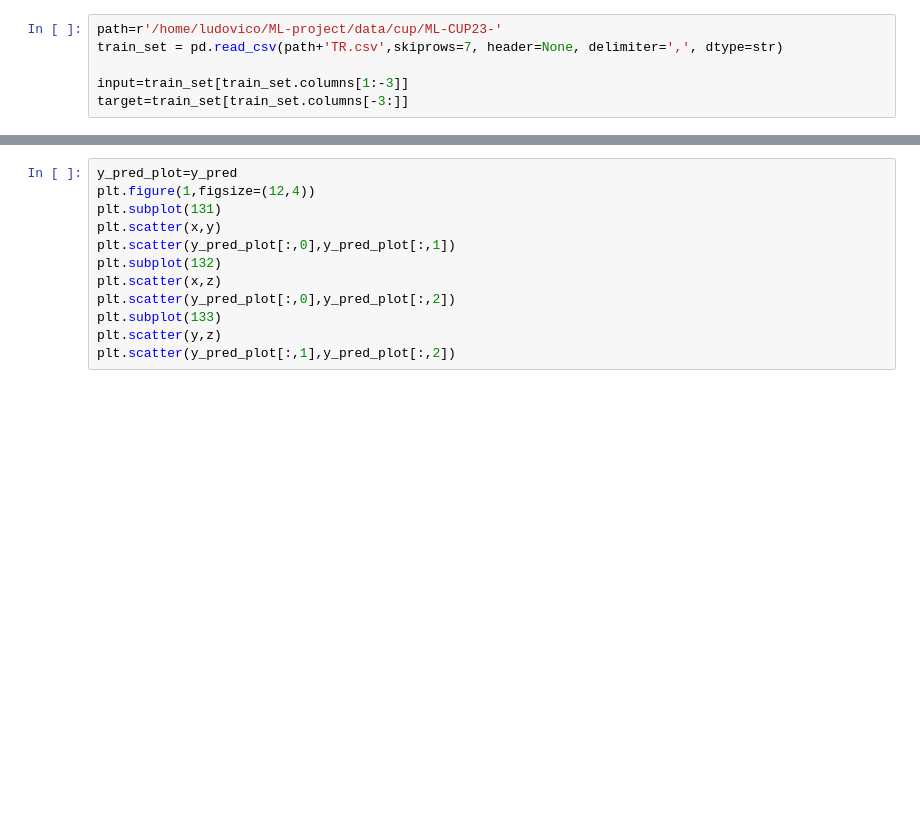
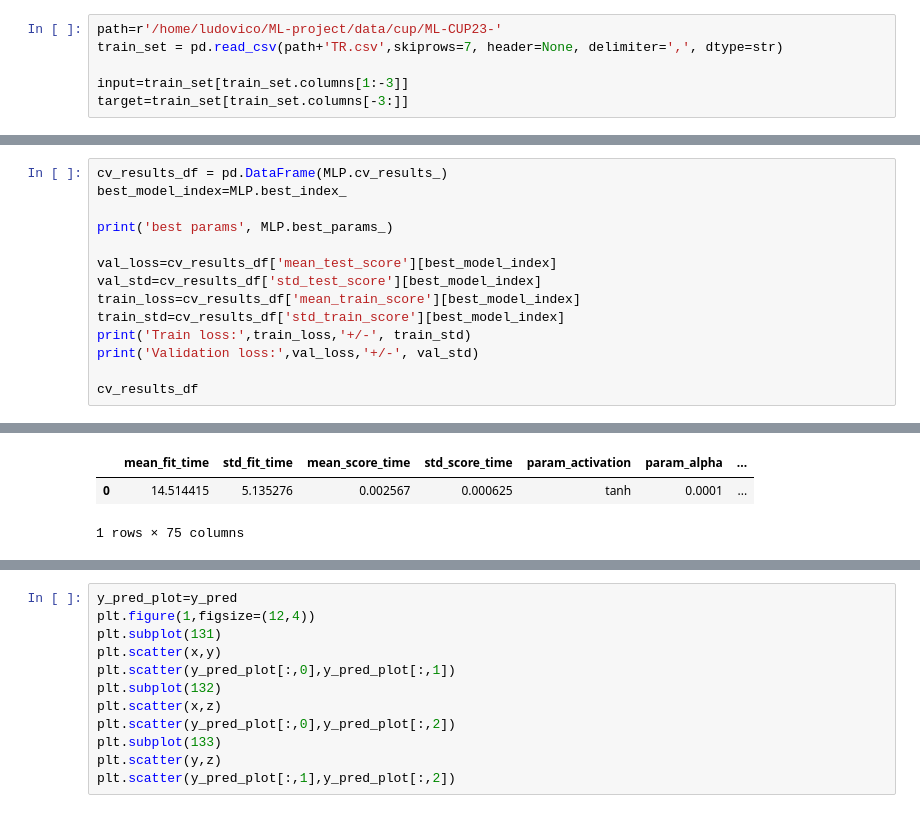
Before and after one commit to Ludovico-Iannello/ML-project, a Jupyter notebook: CUP/MLP-CUP.ipynb, the cells around one changed output, grey strips where cells are left out. Cells and saved outputs as stored; diff of their text form; blank space fills up the shorter version.

Commit message:
final model assessment

```diff
--- a/MLP-CUP.ipynb
+++ b/CUP/MLP-CUP.ipynb
@@ -117,0 +144,15 @@ grid_search = GridSearchCV(
+# %%
+cv_results_df = pd.DataFrame(MLP.cv_results_)
+best_model_index=MLP.best_index_
+
+print('best params', MLP.best_params_)
+
+val_loss=cv_results_df['mean_test_score'][best_model_index]
+val_std=cv_results_df['std_test_score'][best_model_index]
+train_loss=cv_results_df['mean_train_score'][best_model_index]
+train_std=cv_results_df['std_train_score'][best_model_index]
+print('Train loss:',train_loss,'+/-', train_std)
+print('Validation loss:',val_loss,'+/-', val_std)
+
+cv_results_df
+# %% [output]
@@ -118 +162,4 @@ grid_search = GridSearchCV(
+|  | mean_fit_time | std_fit_time | mean_score_time | std_score_time | param_activation | param_alpha | ... |
+| 0 | 14.514415 | 5.135276 | 0.002567 | 0.000625 | tanh | 0.0001 | ... |
+1 rows × 75 columns
 # %%
```
Also changed, not shown: parts of 8 cells of this notebook, 16 other files.
